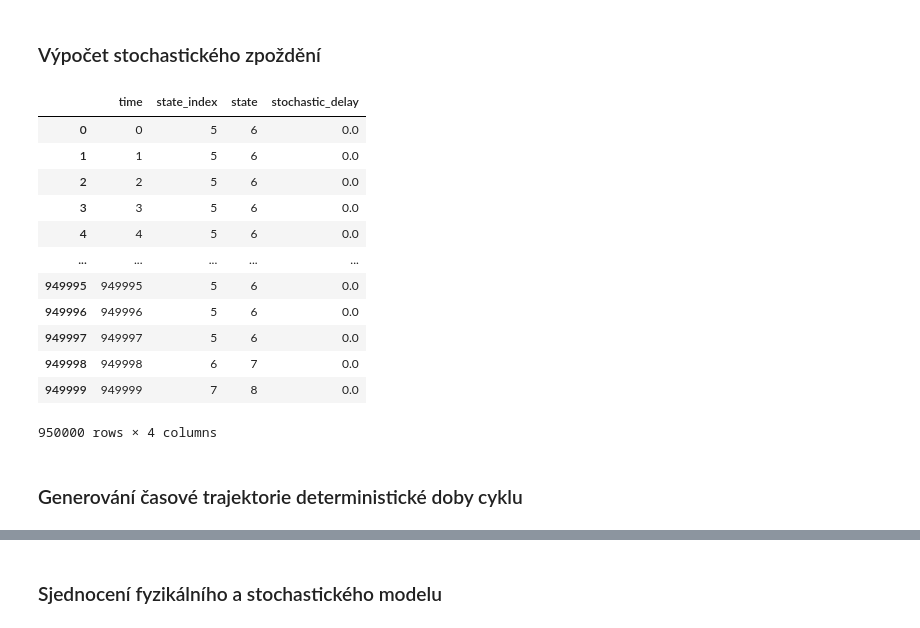
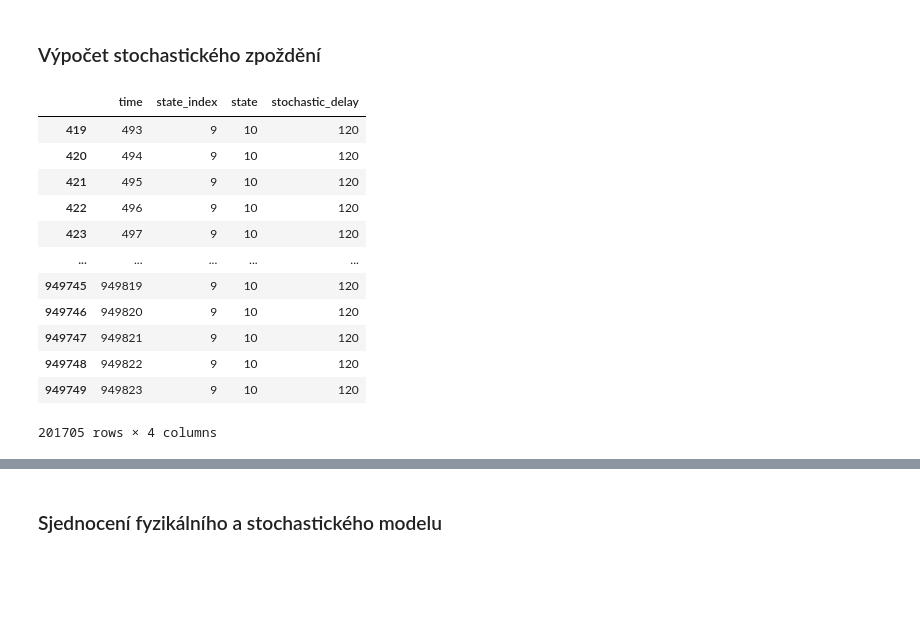
Before and after one commit to UsmanovSla/MGD-RSS, a Jupyter notebook: model/04_HybridModel/HM_01_Models_Integration.ipynb, the cells around one changed output, grey strips where cells are left out. Cells and saved outputs as stored; diff of their text form; code cells hidden in the pictures; blank space fills up the shorter version.

```diff
--- a/model/04_HybridModel/HM_01_Models_Integration.ipynb
+++ b/model/04_HybridModel/HM_01_Models_Integration.ipynb
@@ -61,7 +109,7 @@ df_state
 idx_start = df_state[df_state['state'] == 1].index[0]
 
 # odstranění všech řádků před tímto indexem
-df_state_trimmed = df_state.loc[idx_start:].reset_index(drop=True)
+df_state = df_state.loc[idx_start:].reset_index(drop=True)
 
-df_state_trimmed
+df_state
 # %% [output]
@@ -98,24 +146,23 @@ state_delay_map = {
 # %%
 # přiřazení zpoždění podle aktuálního stavu
 df_state['stochastic_delay'] = df_state['state'].map(state_delay_map)
 
 # provozní stavy mají nulové zpoždění
 df_state['stochastic_delay'] = df_state['stochastic_delay'].fillna(0)
-
+df_state['stochastic_delay'] = df_state['stochastic_delay'].round().astype(int)
+df_state = df_state[df_state['stochastic_delay'] != 0]
 df_state
 # %% [output]
 |  | time | state_index | state | stochastic_delay |
-| 0 | 0 | 5 | 6 | 0.0 |
-| 1 | 1 | 5 | 6 | 0.0 |
-| 2 | 2 | 5 | 6 | 0.0 |
-| 3 | 3 | 5 | 6 | 0.0 |
-| 4 | 4 | 5 | 6 | 0.0 |
+| 419 | 493 | 9 | 10 | 120 |
+| 420 | 494 | 9 | 10 | 120 |
+| 421 | 495 | 9 | 10 | 120 |
+| 422 | 496 | 9 | 10 | 120 |
+| 423 | 497 | 9 | 10 | 120 |
 | ... | ... | ... | ... | ... |
-| 949995 | 949995 | 5 | 6 | 0.0 |
-| 949996 | 949996 | 5 | 6 | 0.0 |
-| 949997 | 949997 | 5 | 6 | 0.0 |
-| 949998 | 949998 | 6 | 7 | 0.0 |
-| 949999 | 949999 | 7 | 8 | 0.0 |
+| 949745 | 949819 | 9 | 10 | 120 |
+| 949746 | 949820 | 9 | 10 | 120 |
+| 949747 | 949821 | 9 | 10 | 120 |
+| 949748 | 949822 | 9 | 10 | 120 |
+| 949749 | 949823 | 9 | 10 | 120 |
-950000 rows × 4 columns
+201705 rows × 4 columns
-# %% [markdown]
-### Generování časové trajektorie deterministické doby cyklu
```
Also changed, not shown: parts of 12 cells of this notebook, 1 other file.
